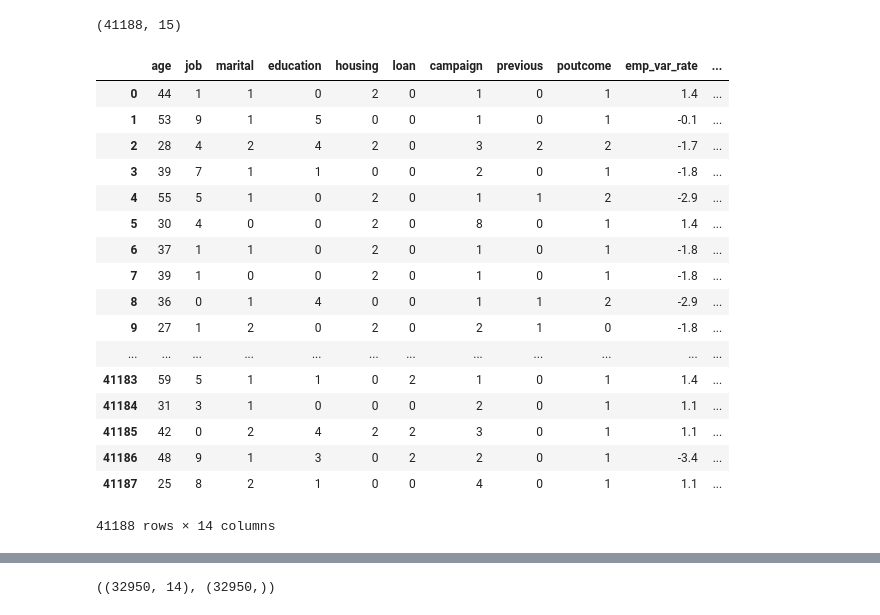
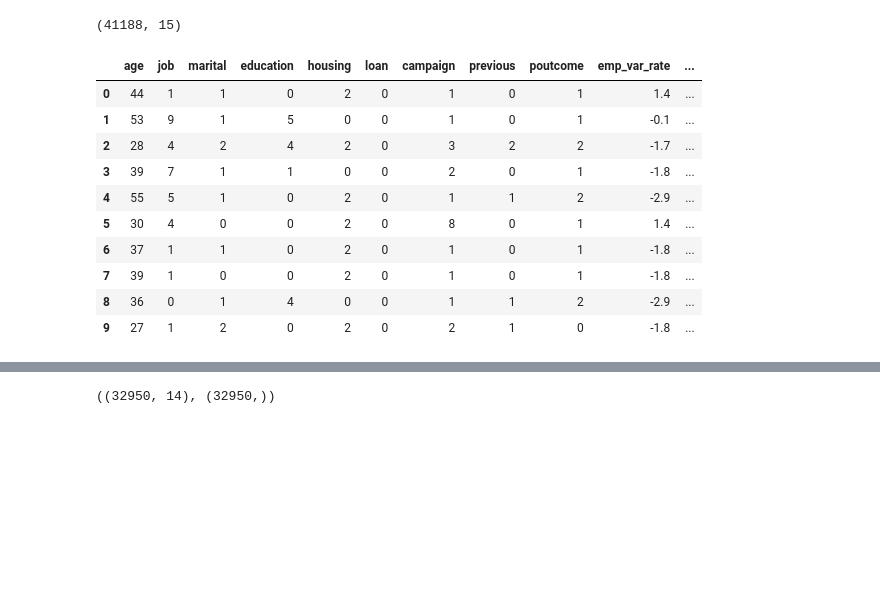
Before and after one commit to jinudaniel/bank-marketing-analysis, a Jupyter notebook: bank_marketing.ipynb, the cells around one changed output, grey strips where cells are left out. Saved outputs shown, nothing was run; the diff lists cells and outputs as text; code cells hidden in the pictures; blank space fills up the shorter version.

```diff
--- a/bank_marketing.ipynb
+++ b/bank_marketing.ipynb
@@ -152,25 +170,18 @@ df.shape
 (41188, 15)
 # %%
 X = df.iloc[:,0:14]
-X
+X[0:10]
 # %% [output]
 |  | age | job | marital | education | housing | loan | campaign | previous | poutcome | emp_var_rate | ... |
 | 0 | 44 | 1 | 1 | 0 | 2 | 0 | 1 | 0 | 1 | 1.4 | ... |
 | 1 | 53 | 9 | 1 | 5 | 0 | 0 | 1 | 0 | 1 | -0.1 | ... |
 | 2 | 28 | 4 | 2 | 4 | 2 | 0 | 3 | 2 | 2 | -1.7 | ... |
 | 3 | 39 | 7 | 1 | 1 | 0 | 0 | 2 | 0 | 1 | -1.8 | ... |
 | 4 | 55 | 5 | 1 | 0 | 2 | 0 | 1 | 1 | 2 | -2.9 | ... |
 | 5 | 30 | 4 | 0 | 0 | 2 | 0 | 8 | 0 | 1 | 1.4 | ... |
 | 6 | 37 | 1 | 1 | 0 | 2 | 0 | 1 | 0 | 1 | -1.8 | ... |
 | 7 | 39 | 1 | 0 | 0 | 2 | 0 | 1 | 0 | 1 | -1.8 | ... |
 | 8 | 36 | 0 | 1 | 4 | 0 | 0 | 1 | 1 | 2 | -2.9 | ... |
 | 9 | 27 | 1 | 2 | 0 | 2 | 0 | 2 | 1 | 0 | -1.8 | ... |
-| ... | ... | ... | ... | ... | ... | ... | ... | ... | ... | ... | ... |
-| 41183 | 59 | 5 | 1 | 1 | 0 | 2 | 1 | 0 | 1 | 1.4 | ... |
-| 41184 | 31 | 3 | 1 | 0 | 0 | 0 | 2 | 0 | 1 | 1.1 | ... |
-| 41185 | 42 | 0 | 2 | 4 | 2 | 2 | 3 | 0 | 1 | 1.1 | ... |
-| 41186 | 48 | 9 | 1 | 3 | 0 | 2 | 2 | 0 | 1 | -3.4 | ... |
-| 41187 | 25 | 8 | 2 | 1 | 0 | 0 | 4 | 0 | 1 | 1.1 | ... |
-41188 rows × 14 columns
 # %%
 y = df.iloc[:,14]
```
Also changed, not shown: parts of 25 cells of this notebook.
